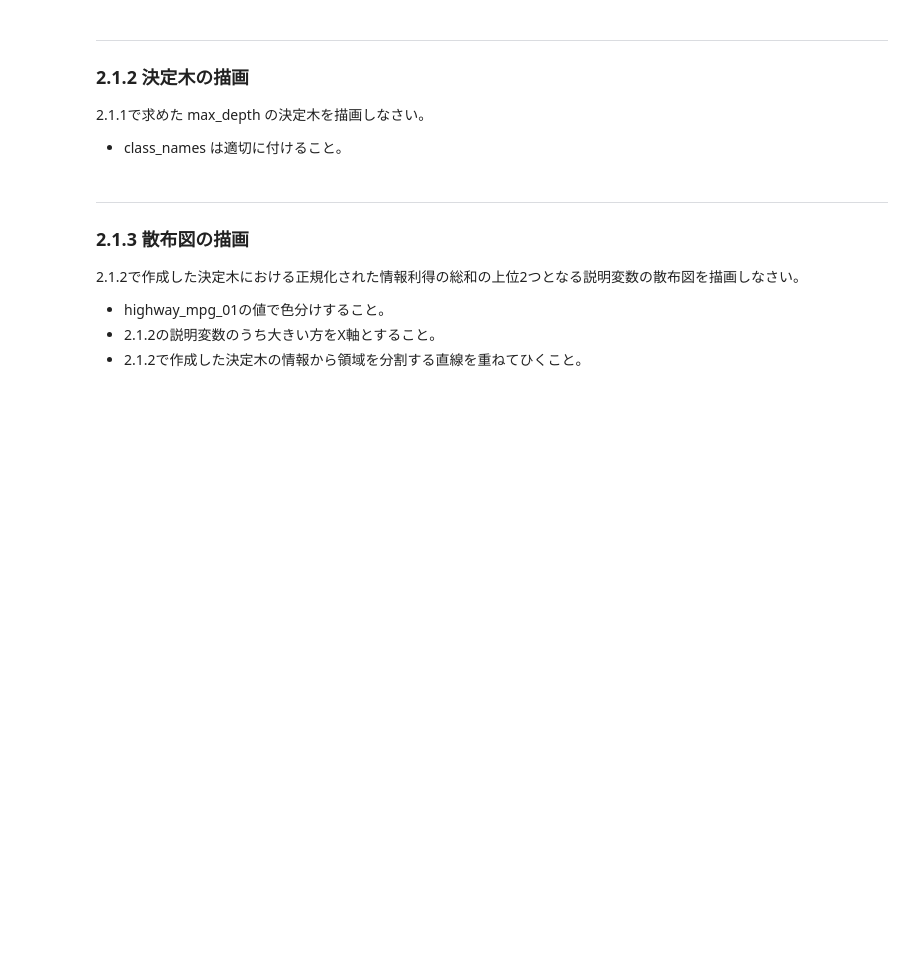
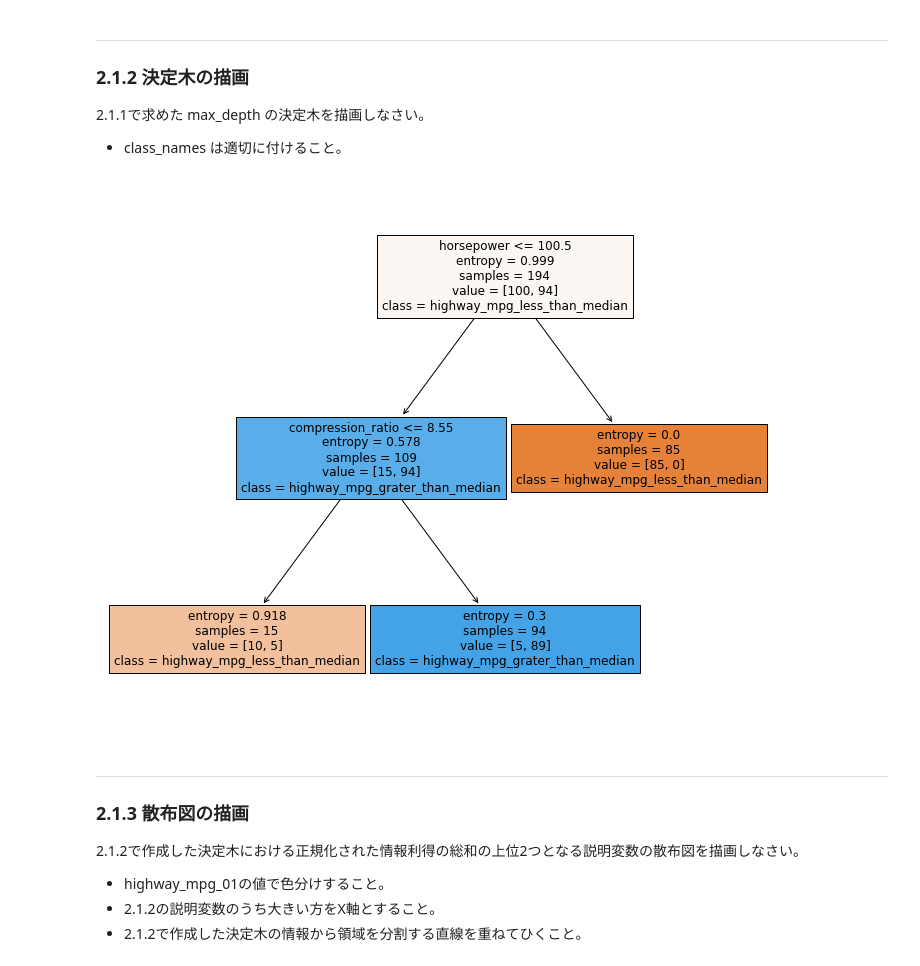
Before and after one commit to RyujiOdaJP/data_intelligence, a Jupyter notebook: report_2/report_2/r2_1_decision_tree.ipynb, the cells around one changed output. Cells and saved outputs as stored; diff of their text form; code cells hidden in the pictures; blank space fills up the shorter version.

Commit message:
add: result of decision tree

```diff
--- a/report_2/report_2/r2_1_decision_tree.ipynb
+++ b/report_2/report_2/r2_1_decision_tree.ipynb
@@ -52,3 +60,21 @@ highway_mpg_01 を目的変数、それ以外を説明変数とし、決定木
 
 交差検証により、AUCが最大になる max_depth を求めなさい。
 - 分割数は 10 とする。
+# %%
+# 説明変数、目的変数を作成
+y = 'highway_mpg_01'
+X = df.drop([y], axis=1)
+Y = df[y]
+
+# 決定木の深さを引き数にとり交差検証法によるAUCを表示する関数
+def classify(depth):
+    # 決定木を作成
+    model = DecisionTreeClassifier(criterion='entropy', max_depth=depth)
+
+    # 交差検証の実行
+    score = cross_val_score(model, X, Y, cv=5, scoring='roc_auc')
+    print('depth={:2}: AUC={:.3f} (+/- {:.3f})'.format(depth, score.mean(), score.std()))
+
+# 深さ1～10までの決定木を作りそれぞれのAUCを表示する
+for d in range(1, 11, 1):
+    classify(d)
@@ -59,6 +99,15 @@ highway_mpg_01 を目的変数、それ以外を説明変数とし、決定木
 
 2.1.1で求めた max_depth の決定木を描画しなさい。
 - class_names は適切に付けること。
+# %%
+# 決定木の描画
+plt.figure(figsize=(12, 10))
+model = DecisionTreeClassifier(criterion='entropy', max_depth=2)
+model.fit(X, Y)
+plot_tree(model, feature_names=X.columns, class_names=['highway_mpg_less_than_median', 'highway_mpg_grater_than_median'], filled=True)
+plt.show()
+# %% [output]
+[figure, added]
 # %% [markdown]
 <hr>
 
```
Also changed, not shown: parts of 6 cells of this notebook, 4 other files.
